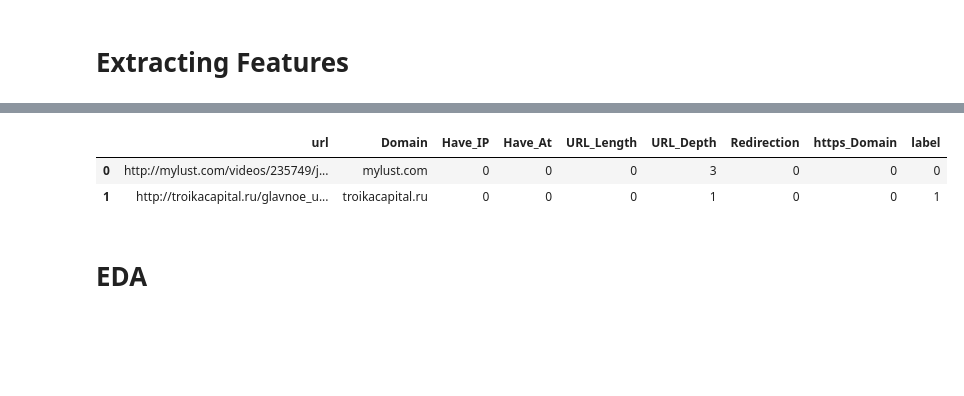
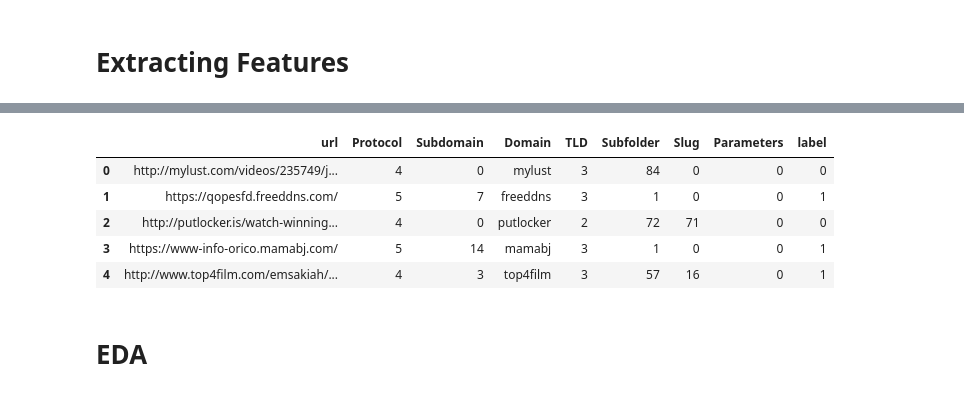
Before and after one commit to buisonanh/phishing-urls-detection, a Jupyter notebook: model copy.ipynb, the cells around one changed output, grey strips where cells are left out. Drawn from its saved outputs; the diff is of its cells as text; code cells hidden in the pictures; blank space fills up the shorter version.

```diff
--- a/model copy.ipynb
+++ b/model copy.ipynb
@@ -69,18 +73,18 @@ phishtank.shape
 # %%
-malicious_added = pd.concat([malicious, phishtank])
+phishing_added = pd.concat([phishing, phishtank])
 
 print(legit.shape)
-print(malicious_added.shape)
+print(phishing_added.shape)
 # %% [output]
 (35377, 1)
 (35377, 1)
 # %%
 # add a 'label' column to the dataframes
 legit["label"] = 0
-malicious_added["label"] = 1
+phishing_added["label"] = 1
 # %%
 # combine the two dataframes
-df = pd.concat([legit, malicious_added], ignore_index=True)
+df = pd.concat([legit, phishing_added], ignore_index=True)
 
 # shuffle the dataframe's rows randomly
 df = df.sample(frac=1, random_state=42) # Set random_state to an integer for reproducibility
@@ -191,0 +182,10 @@ def featureExtraction(url,label):
+# %%
+# Example usage:
+url = "https://www.example.com/path/to/page?param1=value1&param2=value2"
+print("Protocol:", get_protocol(url))
+print("Subdomain:", get_subdomain(url))
+print("Domain:", get_domain(url))
+print("TLD:", get_tld(url))
+print("Subfolder:", get_subfolder(url))
+print("Slug:", get_slug(url))
+print("Parameters:", get_parameters(url))
@@ -197,13 +205,16 @@ for i in range(len(df)):
     label = df['label'][i]
     features.append(featureExtraction(url,label))
 # %%
-feature_names = ['url', 'Domain', 'Have_IP', 'Have_At', 'URL_Length', 'URL_Depth','Redirection','https_Domain', 'label']
+feature_names = ['url', 'Protocol', 'Subdomain', 'Domain', 'TLD', 'Subfolder','Slug','Parameters', 'label']
 
 df = pd.DataFrame(features, columns= feature_names)
-df.head(2)
+df.head(5)
 # %% [output]
-|  | url | Domain | Have_IP | Have_At | URL_Length | URL_Depth | Redirection | https_Domain | label |
-| 0 | http://mylust.com/videos/235749/j... | mylust.com | 0 | 0 | 0 | 3 | 0 | 0 | 0 |
-| 1 | http://troikacapital.ru/glavnoe_u... | troikacapital.ru | 0 | 0 | 0 | 1 | 0 | 0 | 1 |
+|  | url | Protocol | Subdomain | Domain | TLD | Subfolder | Slug | Parameters | label |
+| 0 | http://mylust.com/videos/235749/j... | 4 | 0 | mylust | 3 | 84 | 0 | 0 | 0 |
+| 1 | https://qopesfd.freeddns.com/ | 5 | 7 | freeddns | 3 | 1 | 0 | 0 | 1 |
+| 2 | http://putlocker.is/watch-winning... | 4 | 0 | putlocker | 2 | 72 | 71 | 0 | 0 |
+| 3 | https://www-info-orico.mamabj.com/ | 5 | 14 | mamabj | 3 | 1 | 0 | 0 | 1 |
+| 4 | http://www.top4film.com/emsakiah/... | 4 | 3 | top4film | 3 | 57 | 16 | 0 | 1 |
 # %% [markdown]
 # **EDA**
```
Also changed, not shown: parts of 20 cells of this notebook.
